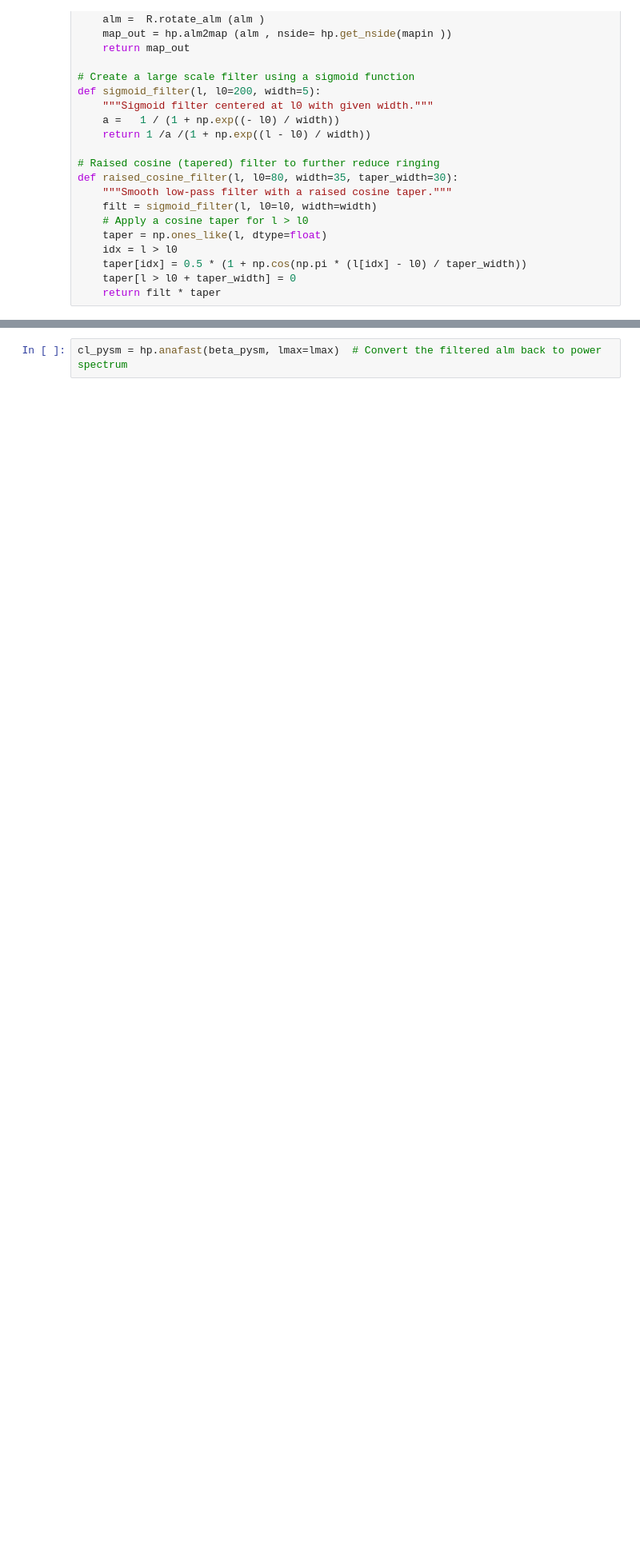
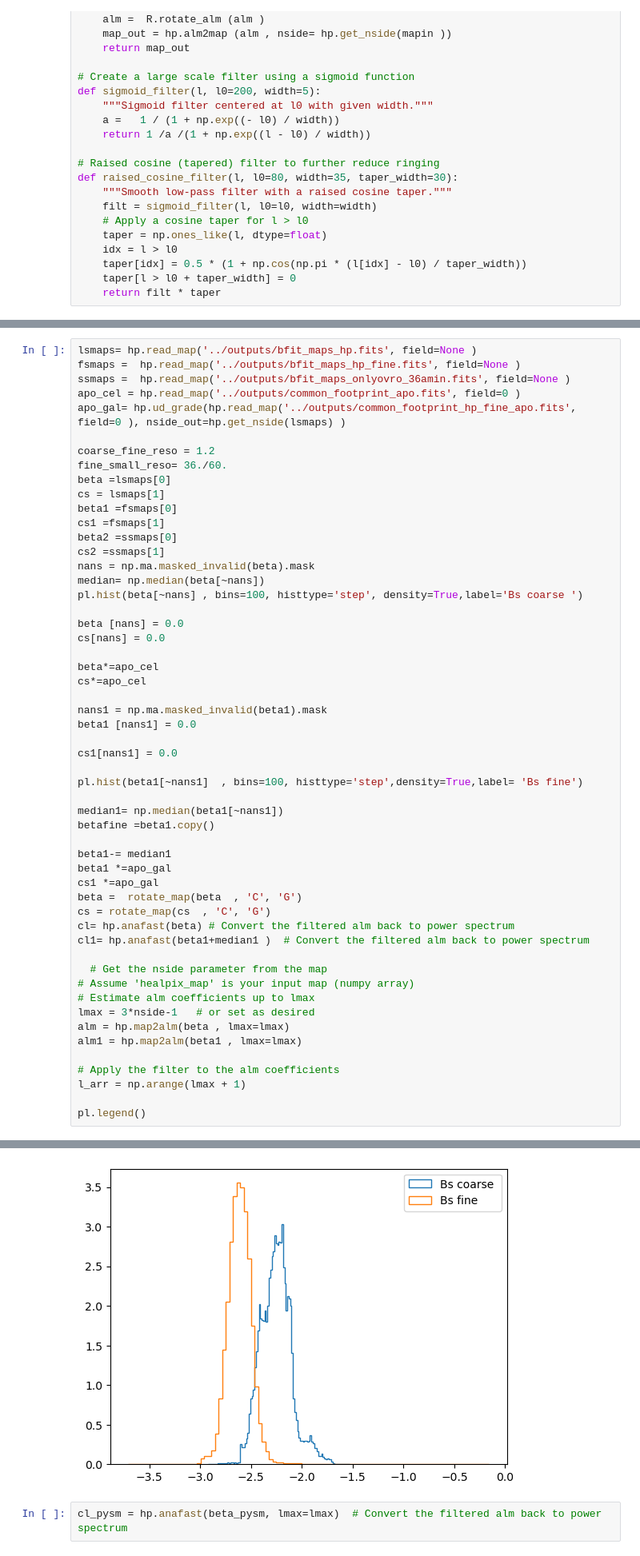
Before and after one commit to giuspugl/fitting_synchrotron, a Jupyter notebook: matching_spectral_maps.ipynb, the cells around one changed output, grey strips where cells are left out. Shown at 80% size. Saved outputs shown, nothing was run; the diff lists cells and outputs as text; blank space fills up the shorter version.

```diff
--- a/matching_spectral_maps.ipynb
+++ b/matching_spectral_maps.ipynb
@@ -87,2 +34,57 @@ sky = pysm3.Sky(nside=nside , preset_strings=["s5"])
 synch  = sky.components[0]
 beta_pysm = synch.pl_index.copy()
+# %%
+lsmaps= hp.read_map('../outputs/bfit_maps_hp.fits', field=None )
+fsmaps =  hp.read_map('../outputs/bfit_maps_hp_fine.fits', field=None )
+ssmaps =  hp.read_map('../outputs/bfit_maps_onlyovro_36amin.fits', field=None )
+apo_cel = hp.read_map('../outputs/common_footprint_apo.fits', field=0 )
+apo_gal= hp.ud_grade(hp.read_map('../outputs/common_footprint_hp_fine_apo.fits', field=0 ), nside_out=hp.get_nside(lsmaps) )
+
+coarse_fine_reso = 1.2
+fine_small_reso= 36./60.
+beta =lsmaps[0]
+cs = lsmaps[1]
+beta1 =fsmaps[0]
+cs1 =fsmaps[1]
+beta2 =ssmaps[0]
+cs2 =ssmaps[1]
+nans = np.ma.masked_invalid(beta).mask
+median= np.median(beta[~nans])
+pl.hist(beta[~nans] , bins=100, histtype='step', density=True,label='Bs coarse ')
+
+beta [nans] = 0.0
+cs[nans] = 0.0
+
+beta*=apo_cel
+cs*=apo_cel
+
+nans1 = np.ma.masked_invalid(beta1).mask
+beta1 [nans1] = 0.0
+
+cs1[nans1] = 0.0
+
+pl.hist(beta1[~nans1]  , bins=100, histtype='step',density=True,label= 'Bs fine')
+
+median1= np.median(beta1[~nans1])
+betafine =beta1.copy()
+
+beta1-= median1
+beta1 *=apo_gal
+cs1 *=apo_gal
+beta =  rotate_map(beta  , 'C', 'G')
+cs = rotate_map(cs  , 'C', 'G')
+cl= hp.anafast(beta) # Convert the filtered alm back to power spectrum
+cl1= hp.anafast(beta1+median1 )  # Convert the filtered alm back to power spectrum
+
+  # Get the nside parameter from the map
+# Assume 'healpix_map' is your input map (numpy array)
+# Estimate alm coefficients up to lmax
+lmax = 3*nside-1   # or set as desired
+alm = hp.map2alm(beta , lmax=lmax)
+alm1 = hp.map2alm(beta1 , lmax=lmax)
+
+# Apply the filter to the alm coefficients
+l_arr = np.arange(lmax + 1)
+
+pl.legend()
+# %% [output]
@@ -89,3 +92,4 @@ beta_pysm = synch.pl_index.copy()
+[figure]
 # %%
 cl_pysm = hp.anafast(beta_pysm, lmax=lmax)  # Convert the filtered alm back to power spectrum
 # %%
```
Also changed, not shown: parts of 12 cells of this notebook, 3 other files.
